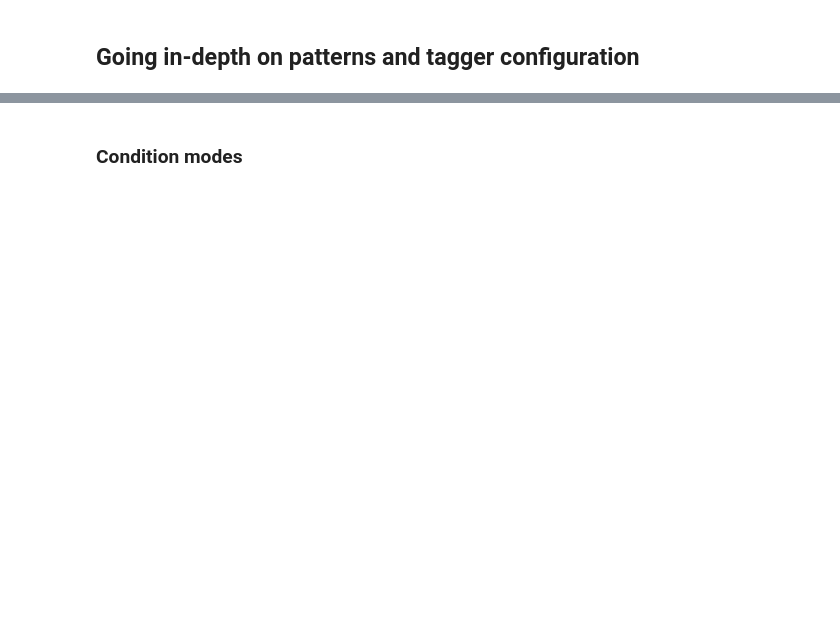
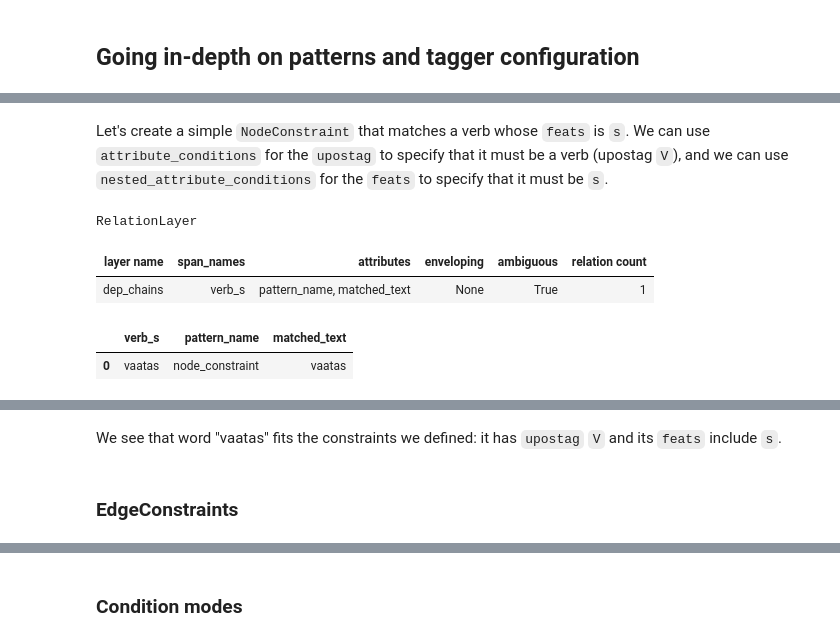
Before and after one commit to SanderSaska/EstNLTK_DependencyChains, a Jupyter notebook: DepChainTagger.ipynb, the cells around one changed output, grey strips where cells are left out. Cells and saved outputs as stored; diff of their text form; code cells hidden in the pictures; blank space fills up the shorter version.

```diff
--- a/DepChainTagger.ipynb
+++ b/DepChainTagger.ipynb
@@ -205,0 +236,2 @@ Universally, the output relation layer is structured as follows:
+# %% [markdown]
+Let's create a simple `NodeConstraint` that matches a verb whose `feats` is `s`. We can use `attribute_conditions` for the `upostag` to specify that it must be a verb (upostag `V`), and we can use `nested_attribute_conditions` for the `feats` to specify that it must be `s`.
@@ -205,0 +260,21 @@ Universally, the output relation layer is structured as follows:
+# %%
+# Tagger instantiation
+dct = DepChainTagger(patterns=(pattern_1,))
+
+# Sample text with syntax layer
+sample_text = "1990. aasta kuumal suvel vaatas Bureau Veritas Estline'i omanduseks saanud laeva uuesti üle."
+text_obj = estnltk.Text(sample_text)
+text_obj.tag_layer("morph_extended")
+stanza_syntax_tagger.tag(text_obj)
+
+# Run the tagger
+dct.tag(text_obj);
+# %%
+display(text_obj["dep_chains"])
+text_obj["dep_chains"].display()
+# %% [output]
+RelationLayer
+| layer name | span_names | attributes | enveloping | ambiguous | relation count |
+| dep_chains | verb_s | pattern_name, matched_text | None | True | 1 |
+|  | verb_s | pattern_name | matched_text |
+| 0 | vaatas | node_constraint | vaatas |
@@ -205,0 +282,4 @@ Universally, the output relation layer is structured as follows:
+# %% [markdown]
+We see that word "vaatas" fits the constraints we defined: it has `upostag` `V` and its `feats` include `s`.
+# %% [markdown]
+### EdgeConstraints
```
Also changed, not shown: parts of 33 cells of this notebook, 5 other files.
